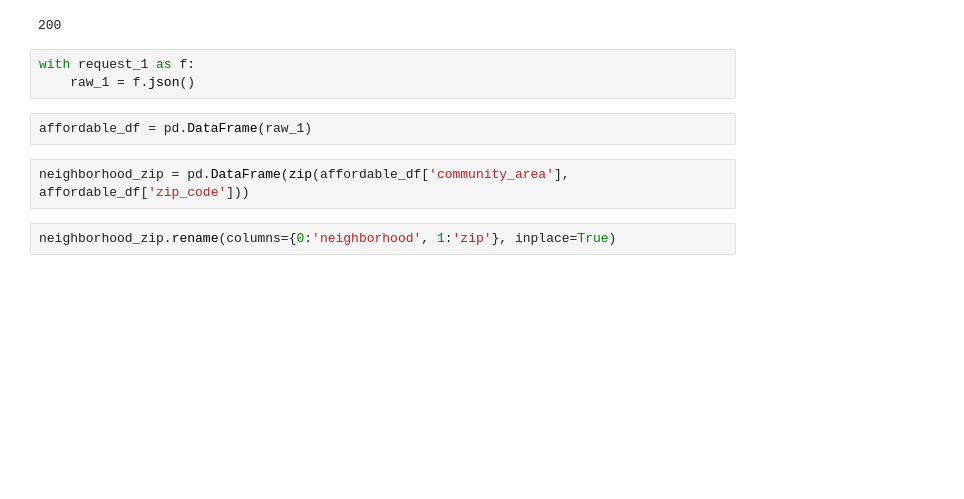
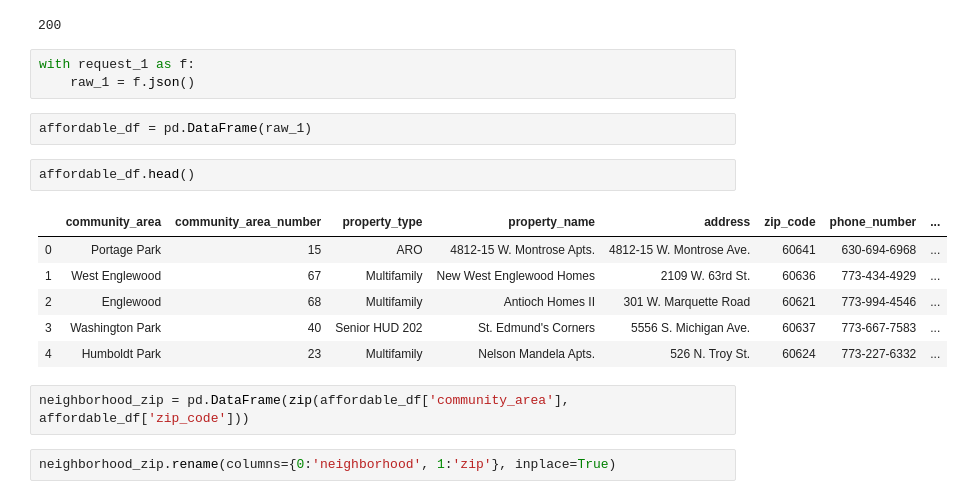
Before and after one commit to Daveedlee/CPSproj, a Jupyter notebook: David_v0.02.ipynb, the cells around one changed output. Cells and saved outputs as stored; diff of their text form; blank space fills up the shorter version.

```diff
--- a/David_v0.02.ipynb
+++ b/David_v0.02.ipynb
@@ -23,6 +27,15 @@ with request_1 as f:
     raw_1 = f.json()
 # %%
 affordable_df = pd.DataFrame(raw_1)
+# %%
+affordable_df.head()
+# %% [output]
+|  | community_area | community_area_number | property_type | property_name | address | zip_code | phone_number | ... |
+| 0 | Portage Park | 15 | ARO | 4812-15 W. Montrose Apts. | 4812-15 W. Montrose Ave. | 60641 | 630-694-6968 | ... |
+| 1 | West Englewood | 67 | Multifamily | New West Englewood Homes | 2109 W. 63rd St. | 60636 | 773-434-4929 | ... |
+| 2 | Englewood | 68 | Multifamily | Antioch Homes II | 301 W. Marquette Road | 60621 | 773-994-4546 | ... |
+| 3 | Washington Park | 40 | Senior HUD 202 | St. Edmund's Corners | 5556 S. Michigan Ave. | 60637 | 773-667-7583 | ... |
+| 4 | Humboldt Park | 23 | Multifamily | Nelson Mandela Apts. | 526 N. Troy St. | 60624 | 773-227-6332 | ... |
 # %%
 neighborhood_zip = pd.DataFrame(zip(affordable_df['community_area'], affordable_df['zip_code']))
 # %%
```
Also changed, not shown: parts of 2 cells of this notebook.
